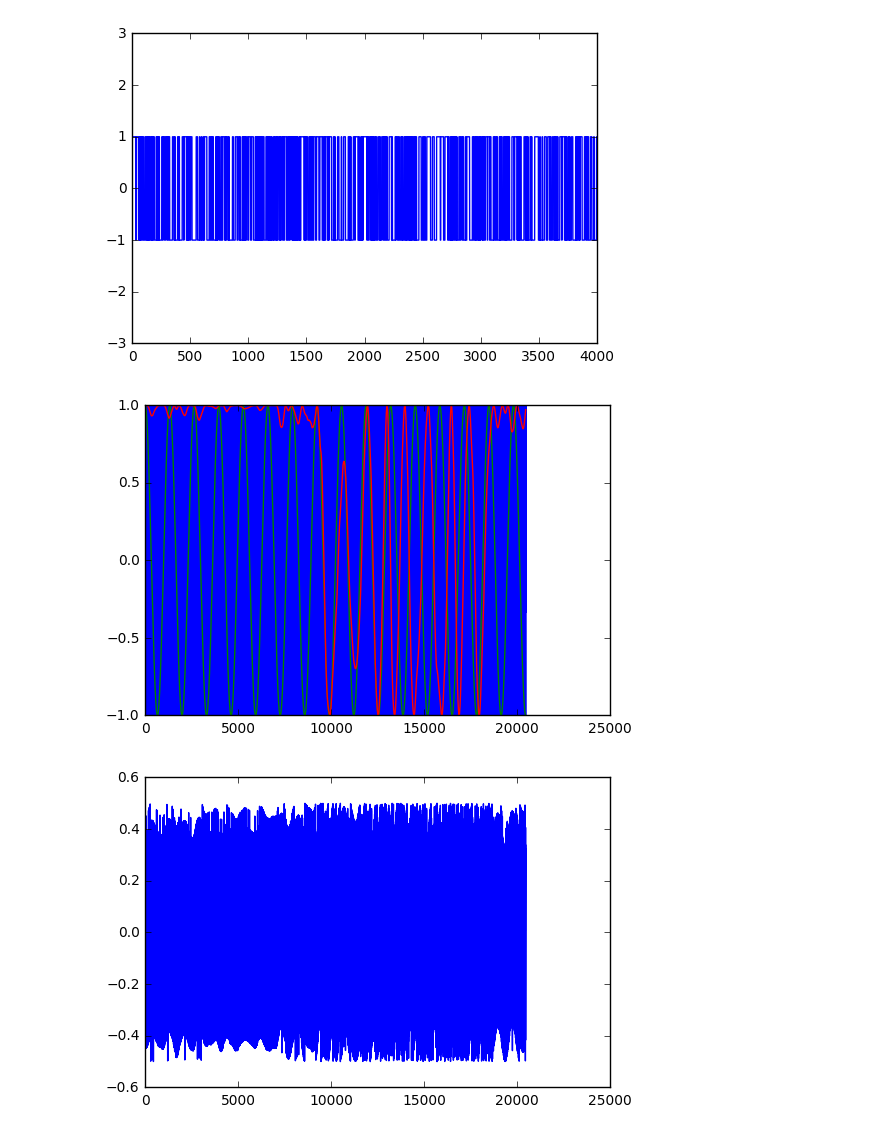
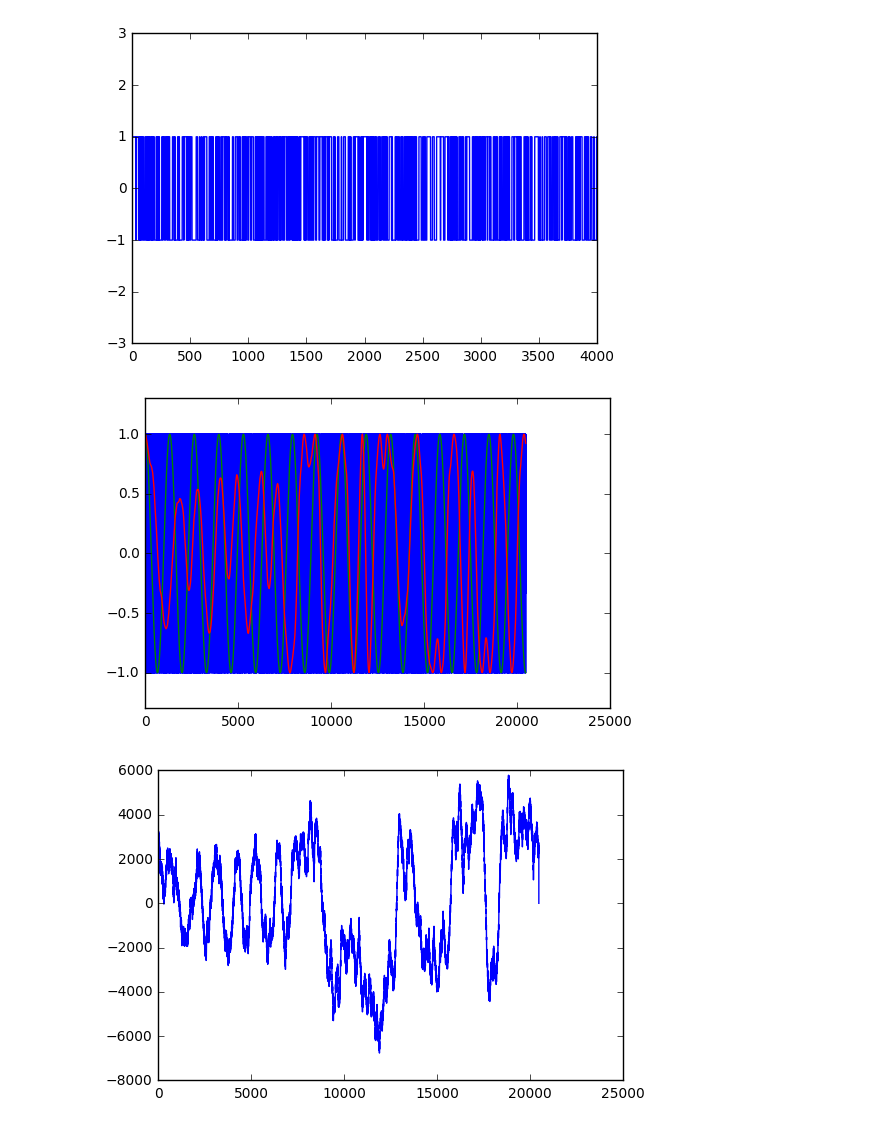
Before and after one commit to psas/gps, a Jupyter notebook: notebooks/Carrier_Tracking.ipynb, the cells around one changed output. Cells and saved outputs as stored; diff of their text form; code cells hidden in the pictures.

Commit message:
Dont need anything but Hz until the end of the loop

```diff
--- a/notebooks/Carrier_Tracking.ipynb
+++ b/notebooks/Carrier_Tracking.ipynb
@@ -81,8 +81,8 @@ rf = np.zeros(len(incWav), dtype = 'complex')
 
 #Initialize vars
 freqHz = 3100
-baseF = np.exp(1j * 2 * np.pi * (freqHz/fs))
-refFreq = baseF #Initial frequency
+#baseF = np.exp(1j * 2 * np.pi * (freqHz/fs)) #Everything is in Hz until the end of the loop
+refFreq = freqHz#baseF #Initial frequency
 
 refphase = 1 + 0j #Initial phase
 
@@ -104,8 +104,9 @@ for n, samp in enumerate(incWav):
 
 
     #Adjust frequency
-    adjustment = oldRef + (d - oldErr) * (10) + d * 292
-    refFreq = baseF +  adjustment
+    adjustment = oldRef + (d - oldErr) * (65) + d * 321
+
+    refFreq = freqHz +  adjustment
     oldRef = adjustment
 
     oldErr = d
@@ -117,14 +118,19 @@ for n, samp in enumerate(incWav):
 # %%
 referenceWave = makWav(3100, 0, len(data.CData))
 
 plt.plot(np.real(data.CData))
 plt.plot(np.real(referenceWave))
 #plt.plot(np.imag(data.CData))
 plt.plot(np.real(refWave))
+
+plt.ylim([-1.3, 1.3])
 plt.show()
 
-plt.plot(discriminator)
+#plt.plot(discriminator)
+#plt.show()
+
+plt.plot(rf)
 plt.show()
 # %% [output]
-[figure, old version]
+[figure, new version]
-[figure, old version]
+[figure, new version]
```
Also changed, not shown: parts of 1 cell of this notebook.
